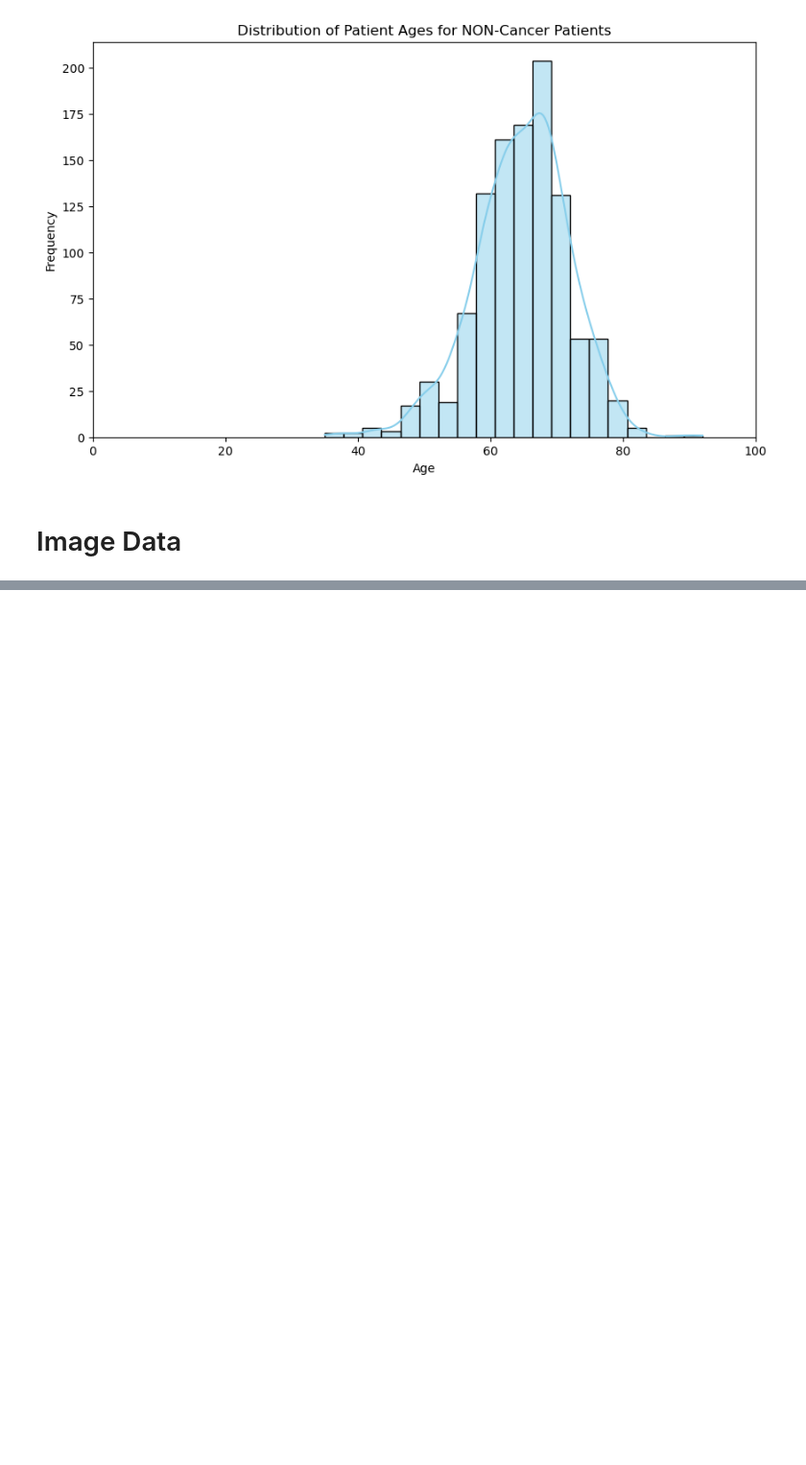
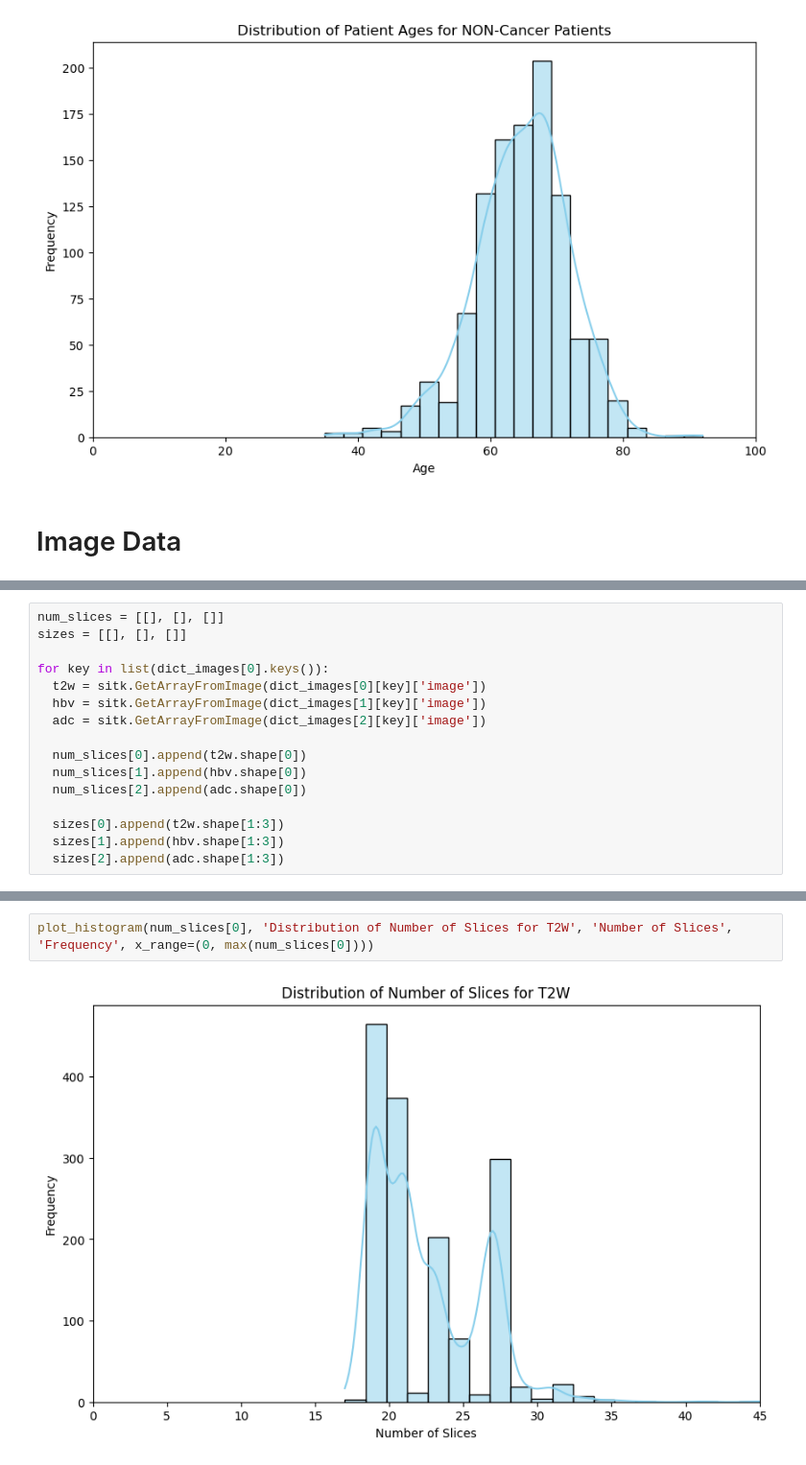
Before and after one commit to Kimberly97llp/cvproject, a Jupyter notebook: EDA.ipynb, the cells around one changed output, grey strips where cells are left out. Shown at 96% size. Saved outputs shown, nothing was run; the diff lists cells and outputs as text; blank space fills up the shorter version.

```diff
--- a/EDA.ipynb
+++ b/EDA.ipynb
@@ -133,0 +227,16 @@ plot_histogram(no_cancer['patient_age'], 'Distribution of Patient Ages for NON-C
+# %%
+num_slices = [[], [], []]
+sizes = [[], [], []]
+
+for key in list(dict_images[0].keys()):
+  t2w = sitk.GetArrayFromImage(dict_images[0][key]['image'])
+  hbv = sitk.GetArrayFromImage(dict_images[1][key]['image'])
+  adc = sitk.GetArrayFromImage(dict_images[2][key]['image'])
+
+  num_slices[0].append(t2w.shape[0])
+  num_slices[1].append(hbv.shape[0])
+  num_slices[2].append(adc.shape[0])
+
+  sizes[0].append(t2w.shape[1:3])
+  sizes[1].append(hbv.shape[1:3])
+  sizes[2].append(adc.shape[1:3])
@@ -133,0 +269,4 @@ plot_histogram(no_cancer['patient_age'], 'Distribution of Patient Ages for NON-C
+# %%
+plot_histogram(num_slices[0], 'Distribution of Number of Slices for T2W', 'Number of Slices', 'Frequency', x_range=(0, max(num_slices[0])))
+# %% [output]
+[figure, added]
```
Also changed, not shown: parts of 17 cells of this notebook.
